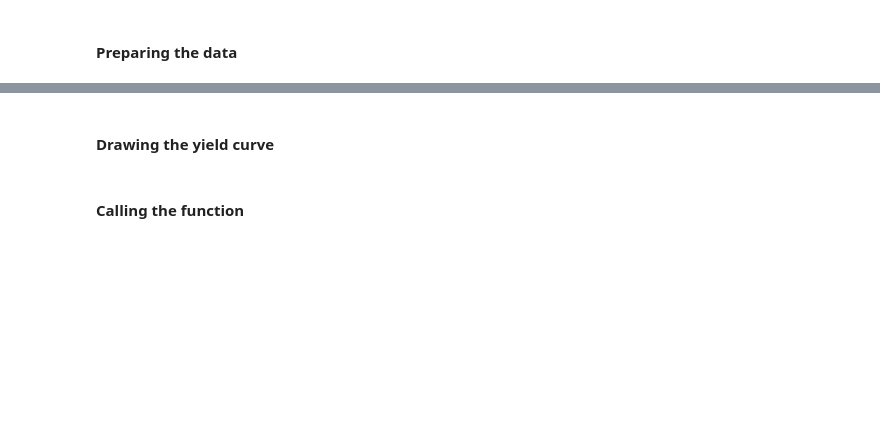
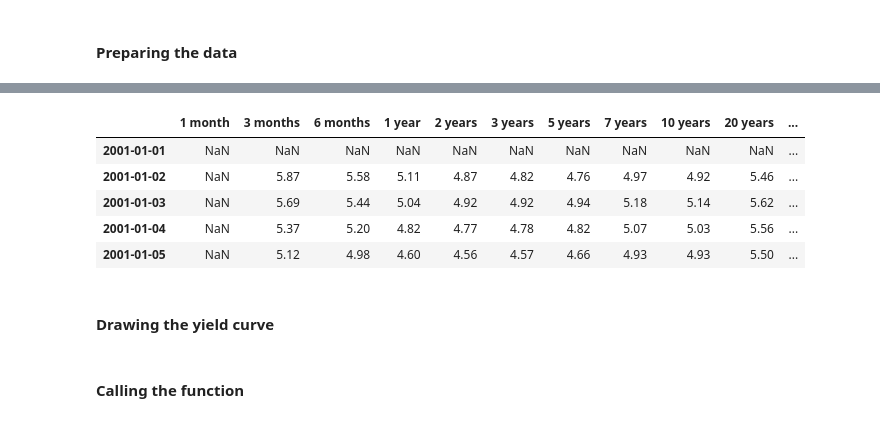
Before and after one commit to Prfsr-Algebra/Financial-Analysis-Practice, a Jupyter notebook: Drawing Yield curve.ipynb, the cells around one changed output, grey strips where cells are left out. Drawn from its saved outputs; the diff is of its cells as text; code cells hidden in the pictures; blank space fills up the shorter version.

```diff
--- a/Drawing Yield curve.ipynb
+++ b/Drawing Yield curve.ipynb
@@ -34,3 +34,34 @@ yields_df.head()
+# %%
+import pandas as pd
+import matplotlib.pyplot as plt
+import seaborn as sns
+from fredapi import Fred
+sns.set
+
+#Initializing fredapi
+fred = Fred(api_key = 'f7a64d5acdc11f5d761fe5d9c28ca5fa')
+series_ids =['DGS1MO', 'DGS3MO', 'DGS6MO', 'DGS1', 'DGS2', 'DGS3', 'DGS5', \
+              'DGS7', 'DGS10', 'DGS20', 'DGS30']
+#Creating Function
+def get_series_data(series_id, start, end):
+    data = fred.get_series(series_id, observation_start = start, observation_end = end)
+    return data
+#creating dictionary of the series
+start = "2001-01-01"
+end = "2024-12-31"
+yields_dict = {series_id: get_series_data(series_id, start, end) for series_id in series_ids}
+#creating data frame
+yields_df = pd.DataFrame(yields_dict)
+#renaming columns
+yields_df.columns = ['1 month', '3 months', '6 months', '1 year', '2 years', '3 years', '5 years', '7 years', '10 years', '20 years', '30 years']
+yields_df.head()
+# %% [output]
+|  | 1 month | 3 months | 6 months | 1 year | 2 years | 3 years | 5 years | 7 years | 10 years | 20 years | ... |
+| 2001-01-01 | NaN | NaN | NaN | NaN | NaN | NaN | NaN | NaN | NaN | NaN | ... |
+| 2001-01-02 | NaN | 5.87 | 5.58 | 5.11 | 4.87 | 4.82 | 4.76 | 4.97 | 4.92 | 5.46 | ... |
+| 2001-01-03 | NaN | 5.69 | 5.44 | 5.04 | 4.92 | 4.92 | 4.94 | 5.18 | 5.14 | 5.62 | ... |
+| 2001-01-04 | NaN | 5.37 | 5.20 | 4.82 | 4.77 | 4.78 | 4.82 | 5.07 | 5.03 | 5.56 | ... |
+| 2001-01-05 | NaN | 5.12 | 4.98 | 4.60 | 4.56 | 4.57 | 4.66 | 4.93 | 4.93 | 5.50 | ... |
 # %% [markdown]
 #### Drawing the yield curve
 # %%
```
Also changed, not shown: parts of 3 cells of this notebook, 1 other file.
